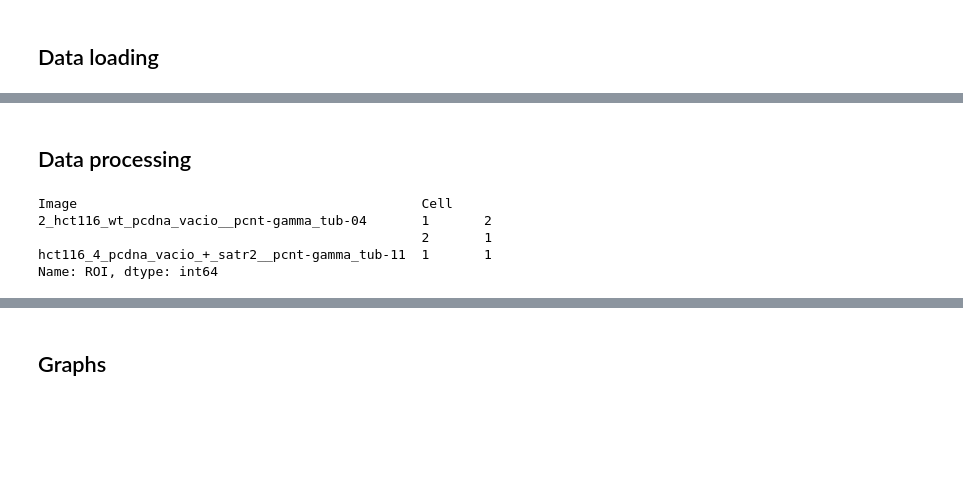
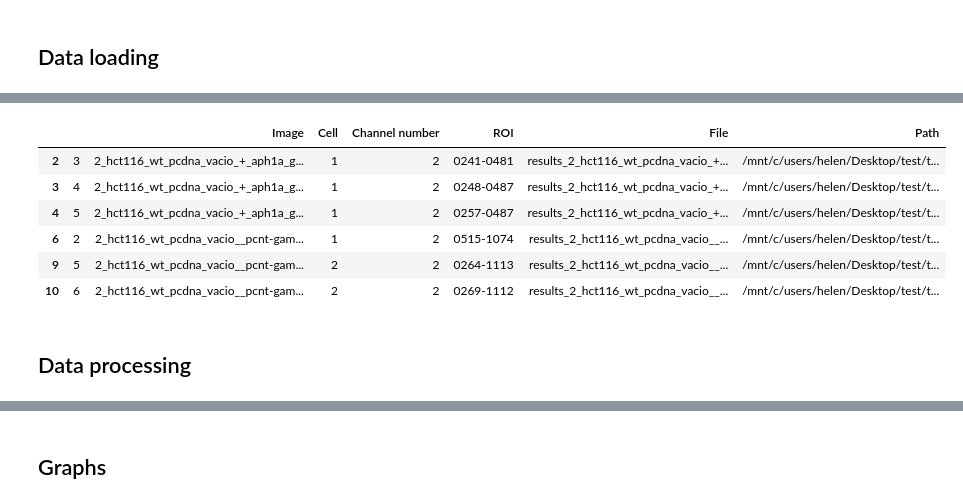
Before and after one commit to Lopatushka/centrosomes_analysis, a Jupyter notebook: notebook.ipynb, the cells around one changed output, grey strips where cells are left out. Drawn from its saved outputs; the diff is of its cells as text; code cells hidden in the pictures; blank space fills up the shorter version.

```diff
--- a/notebook.ipynb
+++ b/notebook.ipynb
@@ -46,3 +44,13 @@ ch1
+# %%
+ch2
+# %% [output]
+|  |  | Image | Cell | Channel number | ROI | File | Path |
+| 2 | 3 | 2_hct116_wt_pcdna_vacio_+_aph1a_g... | 1 | 2 | 0241-0481 | results_2_hct116_wt_pcdna_vacio_+... | /mnt/c/users/helen/Desktop/test/t... |
+| 3 | 4 | 2_hct116_wt_pcdna_vacio_+_aph1a_g... | 1 | 2 | 0248-0487 | results_2_hct116_wt_pcdna_vacio_+... | /mnt/c/users/helen/Desktop/test/t... |
+| 4 | 5 | 2_hct116_wt_pcdna_vacio_+_aph1a_g... | 1 | 2 | 0257-0487 | results_2_hct116_wt_pcdna_vacio_+... | /mnt/c/users/helen/Desktop/test/t... |
+| 6 | 2 | 2_hct116_wt_pcdna_vacio__pcnt-gam... | 1 | 2 | 0515-1074 | results_2_hct116_wt_pcdna_vacio__... | /mnt/c/users/helen/Desktop/test/t... |
+| 9 | 5 | 2_hct116_wt_pcdna_vacio__pcnt-gam... | 2 | 2 | 0264-1113 | results_2_hct116_wt_pcdna_vacio__... | /mnt/c/users/helen/Desktop/test/t... |
+| 10 | 6 | 2_hct116_wt_pcdna_vacio__pcnt-gam... | 2 | 2 | 0269-1112 | results_2_hct116_wt_pcdna_vacio__... | /mnt/c/users/helen/Desktop/test/t... |
 # %% [markdown]
 ## Data processing
 # %%
@@ -50,8 +61,0 @@ roi_counts= ch2.groupby(['Image','Cell'])['ROI'].count()
-# %%
-roi_counts
-# %% [output]
-Image                                            Cell
-2_hct116_wt_pcdna_vacio__pcnt-gamma_tub-04       1       2
-                                                 2       1
-hct116_4_pcdna_vacio_+_satr2__pcnt-gamma_tub-11  1       1
-Name: ROI, dtype: int64
```
Also changed, not shown: parts of 12 cells of this notebook.
